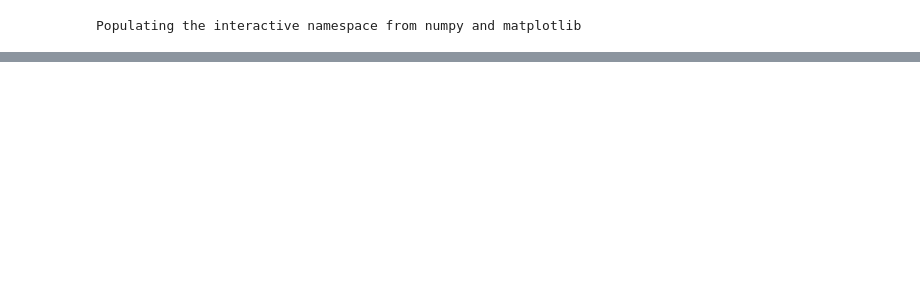
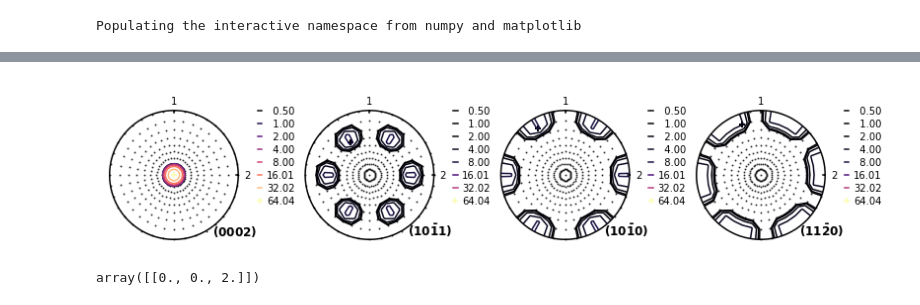
Before and after one commit to youngung/texture3, a Jupyter notebook: ipynb/dotPlot.ipynb, the cells around one changed output, grey strips where cells are left out. Drawn from its saved outputs; the diff is of its cells as text; code cells hidden in the pictures; blank space fills up the shorter version.

```diff
--- a/ipynb/dotPlot.ipynb
+++ b/ipynb/dotPlot.ipynb
@@ -8,0 +7,6 @@ from TX import upf
+# %%
+from TX import upf
+grains=[[0.,0.,0.,1]]
+mypf=upf.polefigure(csym='hexag',grains=grains,cdim=[1,1,1.594],cang=[90,90,120])
+fig=mypf.pf_new(poles=[[0,0,0,2],[1,0,-1,1],[1,0,-1,0],[1,1,-2,0]],mode='line',marker='o',color='b',s=40,rot=pi/2.,ix='2',iy='1')
+# %% [output]
@@ -8,0 +15 @@ from TX import upf
+[figure, added]
@@ -8,0 +27,4 @@ from TX import upf
+# %%
+upf.__equiv__(miller=poles_3digits[0],csym='hexag',cdim=[1,1,1.594],cang=[90,90,120])
+# %% [output]
+array([[0., 0., 2.]])
```
Also changed, not shown: parts of 7 cells of this notebook, 3 other files.
